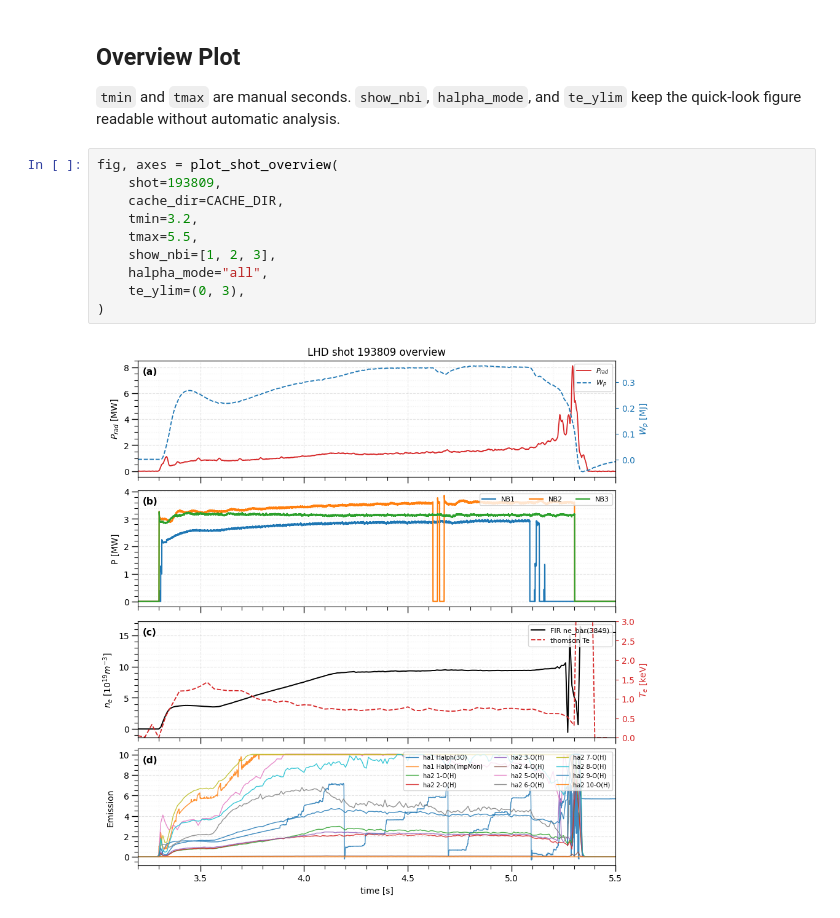
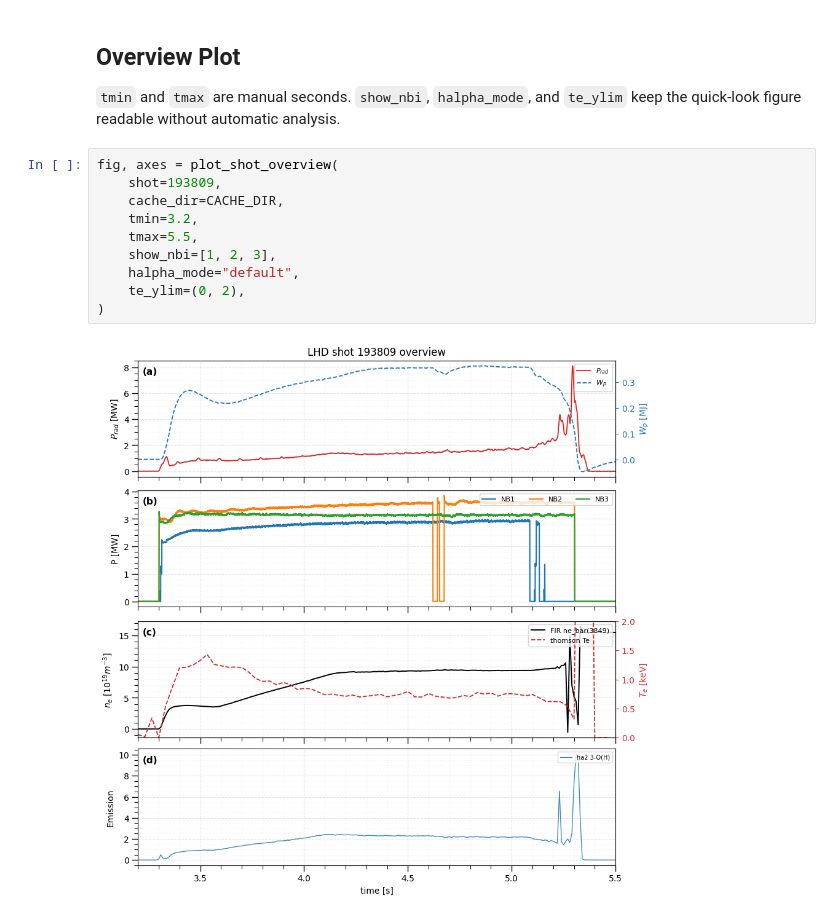
Before and after one commit to queezz/lhd-data, a Jupyter notebook: examples/shot_overview.ipynb, the cells around one changed output. Saved outputs shown, nothing was run; the diff lists cells and outputs as text.

Commit message:
upd [overveiw default ha]

```diff
--- a/examples/shot_overview.ipynb
+++ b/examples/shot_overview.ipynb
@@ -59,12 +46,12 @@ n_e: dims=(Time, R), shape=(389, 140), units=10^16 m^-3
 # %%
 fig, axes = plot_shot_overview(
     shot=193809,
     cache_dir=CACHE_DIR,
     tmin=3.2,
     tmax=5.5,
     show_nbi=[1, 2, 3],
-    halpha_mode="all",
-    te_ylim=(0, 3),
+    halpha_mode="default",
+    te_ylim=(0, 2),
 )
 # %% [output]
-[figure, old version]
+[figure, new version]
```
Also changed, not shown: parts of 3 cells of this notebook, 4 other files.
